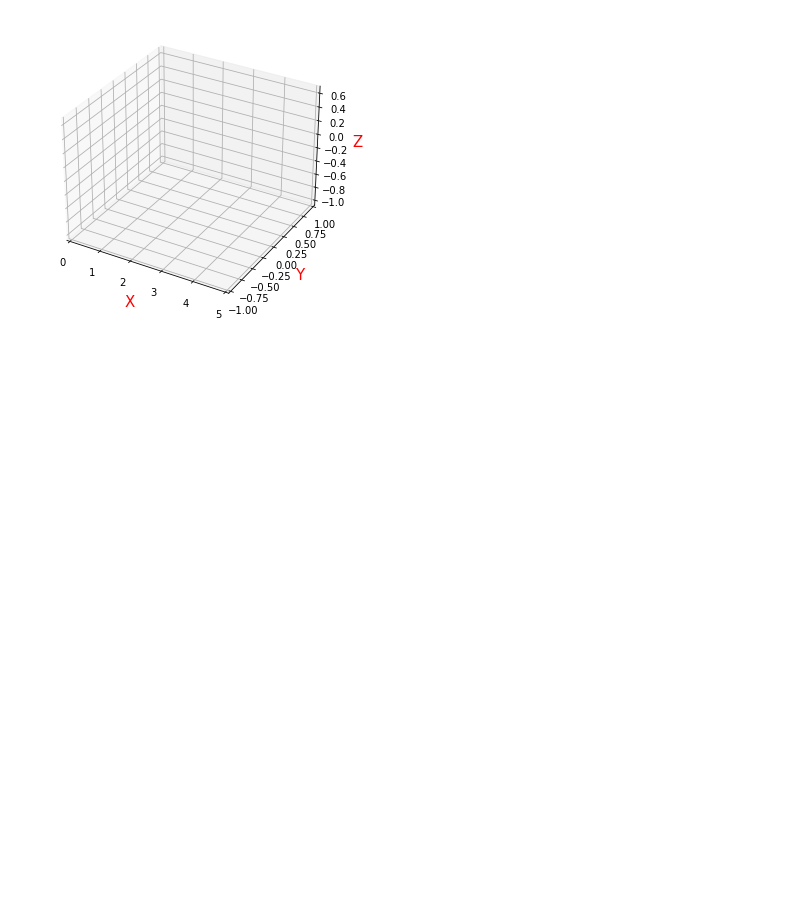
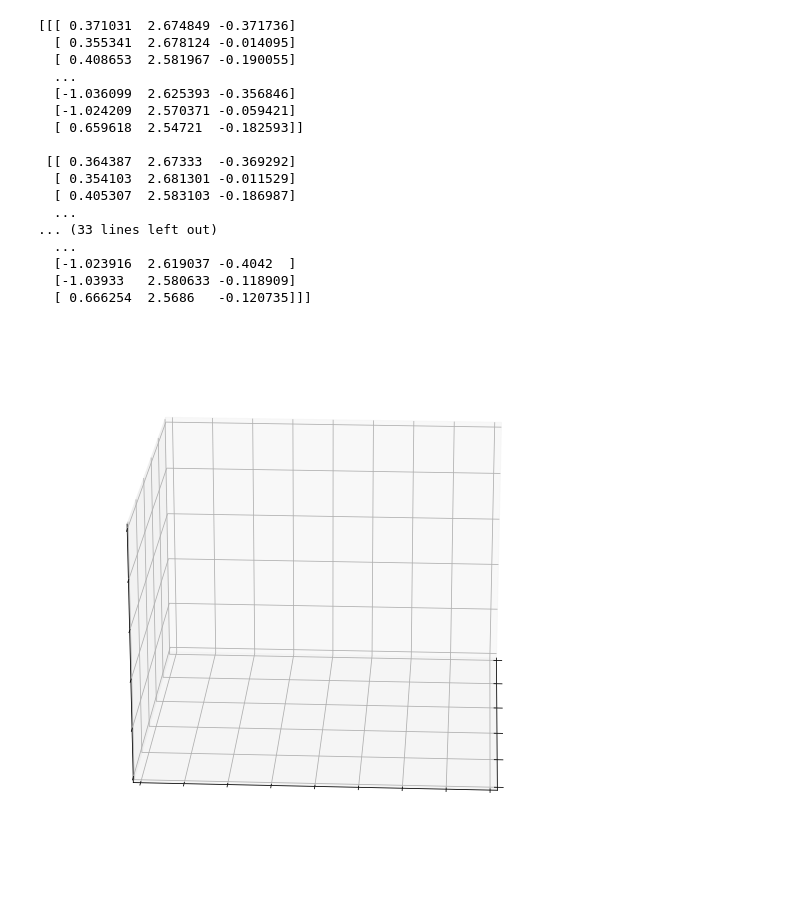
Before and after one commit to Ziqi-Yang/msrData_visualization, a Jupyter notebook: main.ipynb, the cells around one changed output. Saved outputs shown, nothing was run; the diff lists cells and outputs as text; code cells hidden in the pictures; blank space fills up the shorter version.

```diff
--- a/main.ipynb
+++ b/main.ipynb
@@ -30,21 +11,53 @@ for i in range(20):
-# %%
-import numpy as np
-import matplotlib.pyplot as plt
-from mpl_toolkits.mplot3d import Axes3D
-pointx = keypoint['x'].values
-pointy = keypoint['y'].values
-pointz = keypoint['z'].values
-fig = plt.figure()
-ax = Axes3D(fig)
-for i in range(80):
-    plt.cla()
-    ax.scatter(pointz[20*(i-1):20*i], pointx[20*(i-1):20*i], pointy[20*(i-1):20*i])
-    ax.set_xlim(0, 5)
-    ax.set_ylim(-1, 1)
-
-    # 添加坐标轴(顺序是Z, Y, X)
-    ax.set_zlabel('Z', fontdict={'size': 15, 'color': 'red'})
-    ax.set_ylabel('Y', fontdict={'size': 15, 'color': 'red'})
-    ax.set_xlabel('X', fontdict={'size': 15, 'color': 'red'})
-# %% [output]
-[figure, removed]
+# %%
+fig = plt.figure(figsize=(12,10))
+ax = fig.add_subplot(projection="3d")
+
+# first frame
+ax.set_xticklabels([])
+ax.set_yticklabels([])
+ax.set_zticklabels([])
+ax.view_init(20,3)
+ax.set_xlim(0, 5)
+ax.set_ylim(-1, 1)
+
+DATA = np.array([np.array(keyPoints.iloc[i*20:(i+1)*20]) for i in range(54)])
+
+draw_sequences = np.array([ # 人体骨骼框架连线
+    [11,9,7,0,2,1,8,10,12],
+    [19,2,3,6],
+    [6,4,13,15,17],
+    [6,5,14,16,18]
+    ],dtype=object)
+
+lines = [ax.plot([],[],[],c="steelblue",marker="o")[0] for _ in range(len(draw_sequences))]
+
+def update(points):
+    index = 0
+    for seq in draw_sequences:
+        # Vertexes = np.array([points[i] for i in seq]).T
+        Vertexes = np.array([points[i] for i in seq]).T
+        lines[index].set_data(Vertexes[:2,:])
+        lines[index].set_3d_properties(Vertexes[2,:])
+        index += 1
+
+anim = animation.FuncAnimation(fig,update,DATA,interval=40) # 在interval处修改每帧间隔时间
+anim.save("res.mp4",dpi=300)
+# %% [output]
+[[[ 0.371031  2.674849 -0.371736]
+  [ 0.355341  2.678124 -0.014095]
+  [ 0.408653  2.581967 -0.190055]
+  ...
+  [-1.036099  2.625393 -0.356846]
+  [-1.024209  2.570371 -0.059421]
+  [ 0.659618  2.54721  -0.182593]]
+
+ [[ 0.364387  2.67333  -0.369292]
+  [ 0.354103  2.681301 -0.011529]
+  [ 0.405307  2.583103 -0.186987]
+  ...
+... (33 lines left out)
+  ...
+  [-1.023916  2.619037 -0.4042  ]
+  [-1.03933   2.580633 -0.118909]
+  [ 0.666254  2.5686   -0.120735]]]
+[figure, added]
```
Also changed, not shown: parts of 3 cells of this notebook, 5 other files.
